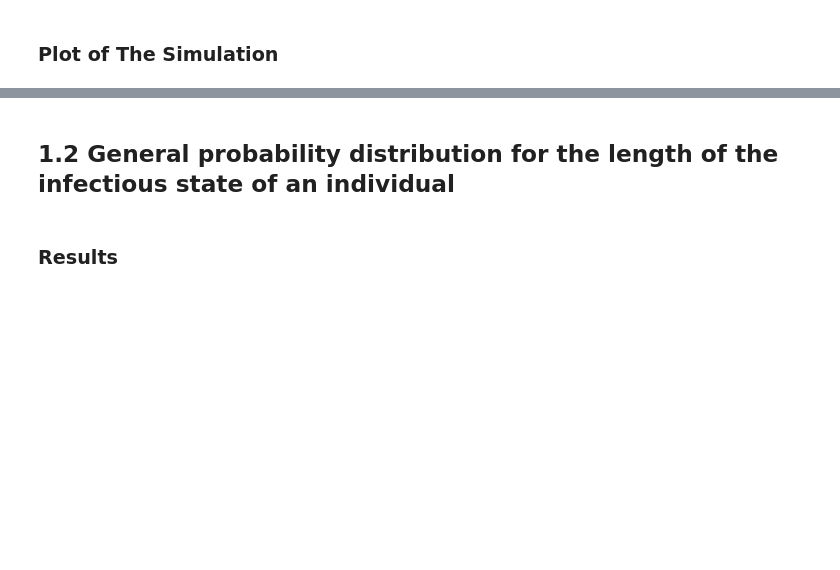
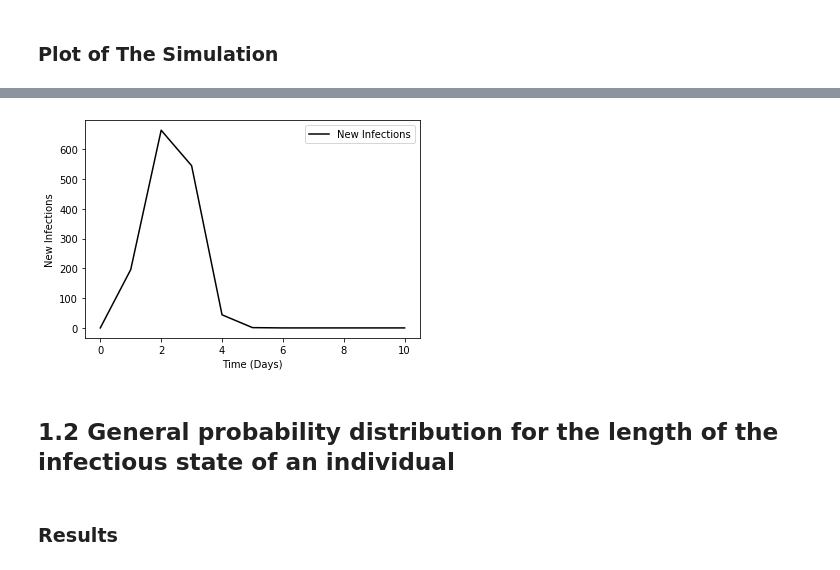
Before and after one commit to scab-unam/dam_COVID-19, a Jupyter notebook: dam_COVID19_code/GPSIR.ipynb, the cells around one changed output, grey strips where cells are left out. Saved outputs shown, nothing was run; the diff lists cells and outputs as text; code cells hidden in the pictures; blank space fills up the shorter version.

```diff
--- a/dam_COVID19_code/GPSIR.ipynb
+++ b/dam_COVID19_code/GPSIR.ipynb
@@ -563,3 +582,35 @@ Plot_Dynamics(Population_11, T)
+# %%
+def RtEvolution(simulation, T):
+    """Plots the evolution of the populations of susceptible,
+    infected and removed individuals over time for a simulation.
+
+    Parameters
+    ----------
+    simulation : list
+        List of Persona objects obtained from the function Simulacion_Contagios.
+
+    T : int
+        Number of days in the simulation
+    """
+
+    Infections = []
+    for t in range(T+1):
+        I = 0
+        for person in simulation:
+            if t in person.infections.keys():
+                I += person.infections[t]
+        Infections.append(I)
+
+    plt.plot(range(T+1), Infections, 'k', label = 'New Infections')
+    plt.legend()
+    plt.xlabel('Time (Days)')
+    plt.ylabel('New Infections')
+    plt.title('')
+    plt.show()
+# %%
+RtEvolution(Population_11, 10)
+# %% [output]
+[figure, added]
 # %% [markdown]
 ## 1.2 General probability distribution for the length of the infectious state of an individual
 # %% [markdown]
```
Also changed, not shown: parts of 15 cells of this notebook, 3 other files.
